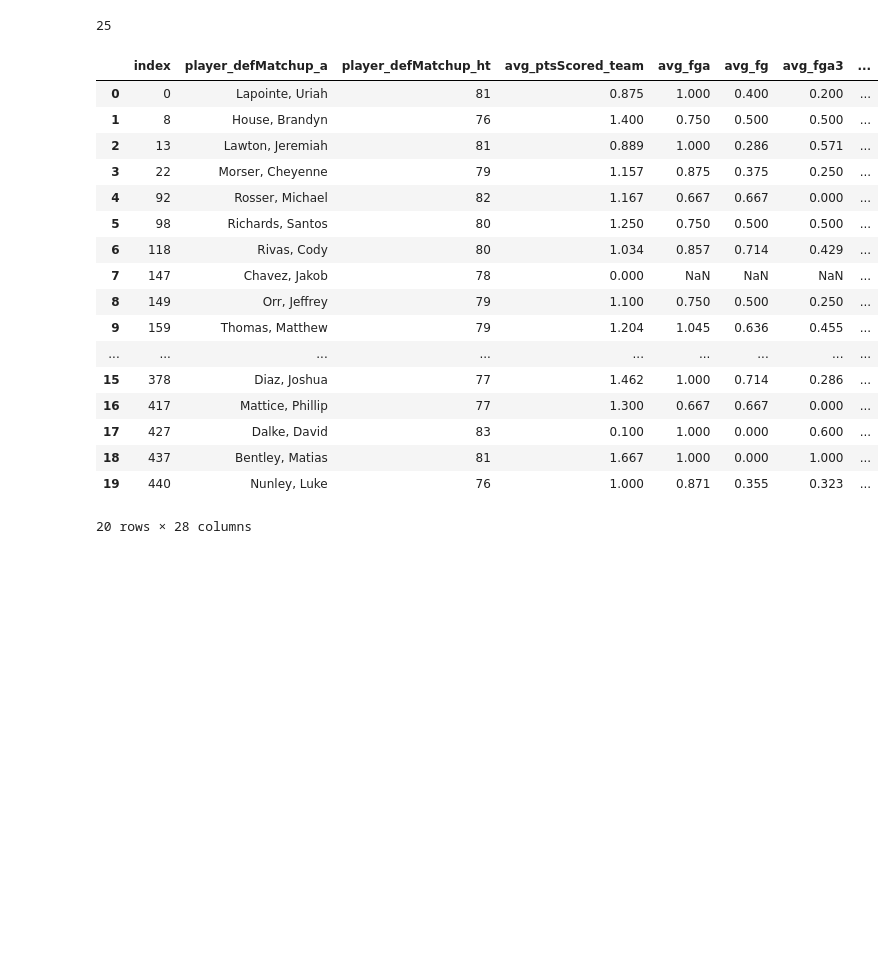
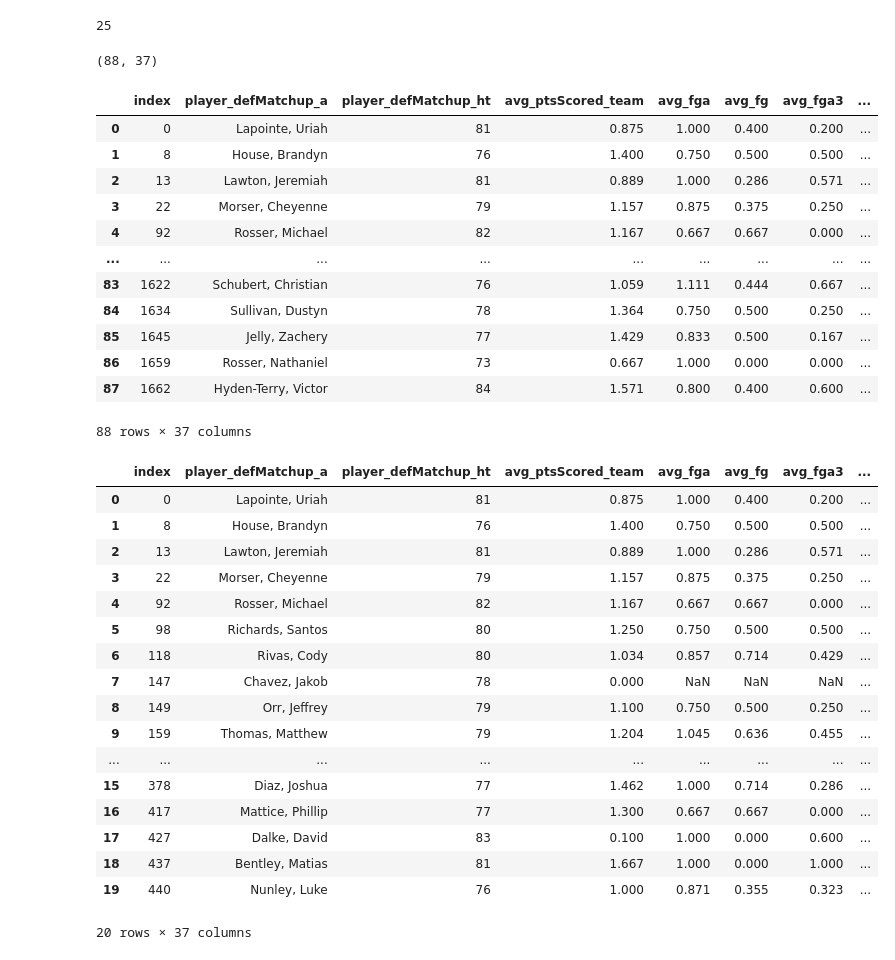
Before and after one commit to a-miller77/2023-Bucks-Hackathon, a Jupyter notebook: player_matchup_nading.ipynb, the cells around one changed output. Cells and saved outputs as stored; diff of their text form; code cells hidden in the pictures; blank space fills up the shorter version.

```diff
--- a/player_matchup_nading.ipynb
+++ b/player_matchup_nading.ipynb
@@ -144,20 +145,35 @@ for player in players.player_defMatchup_a:
 # %%
 """all_stats_avg is the average of each individual player's stat in several columns,
     for example,  index 1 of all_stats_avg is equal to the average of the points
     scored on each individual player. each individual stat list is then matched with it's respective
       """
 index = 0;
 for stat in player_stats_avg_dict:
     player_stats_avg_dict[stat] = all_stats_avg[index]
     index+=1
 
 avg_stats = pd.DataFrame.from_dict(player_stats_avg_dict)
 
 player_averages = pd.concat([players,avg_stats], axis=1, join="outer")
+player_averages = calc.update_df(player_averages)
+
 player_averages
-
-len(player_averages)
 #player_averages.to_csv('filtered_sets/nading_matchup_averages.csv')
+# %% [output]
+(88, 37)
+|  | index | player_defMatchup_a | player_defMatchup_ht | avg_ptsScored_team | avg_fga | avg_fg | avg_fga3 | ... |
+| 0 | 0 | Lapointe, Uriah | 81 | 0.875 | 1.000 | 0.400 | 0.200 | ... |
+| 1 | 8 | House, Brandyn | 76 | 1.400 | 0.750 | 0.500 | 0.500 | ... |
+| 2 | 13 | Lawton, Jeremiah | 81 | 0.889 | 1.000 | 0.286 | 0.571 | ... |
+| 3 | 22 | Morser, Cheyenne | 79 | 1.157 | 0.875 | 0.375 | 0.250 | ... |
+| 4 | 92 | Rosser, Michael | 82 | 1.167 | 0.667 | 0.667 | 0.000 | ... |
+| ... | ... | ... | ... | ... | ... | ... | ... | ... |
+| 83 | 1622 | Schubert, Christian | 76 | 1.059 | 1.111 | 0.444 | 0.667 | ... |
+| 84 | 1634 | Sullivan, Dustyn | 78 | 1.364 | 0.750 | 0.500 | 0.250 | ... |
+| 85 | 1645 | Jelly, Zachery | 77 | 1.429 | 0.833 | 0.500 | 0.167 | ... |
+| 86 | 1659 | Rosser, Nathaniel | 73 | 0.667 | 1.000 | 0.000 | 0.000 | ... |
+| 87 | 1662 | Hyden-Terry, Victor | 84 | 1.571 | 0.800 | 0.400 | 0.600 | ... |
+88 rows × 37 columns
 # %%
 
 player_averages.head(20)
@@ -180,4 +196,4 @@ player_averages.head(20)
 | 17 | 427 | Dalke, David | 83 | 0.100 | 1.000 | 0.000 | 0.600 | ... |
 | 18 | 437 | Bentley, Matias | 81 | 1.667 | 1.000 | 0.000 | 1.000 | ... |
 | 19 | 440 | Nunley, Luke | 76 | 1.000 | 0.871 | 0.355 | 0.323 | ... |
-20 rows × 28 columns
+20 rows × 37 columns
```
Also changed, not shown: parts of 1 cell of this notebook, 2 other files.
